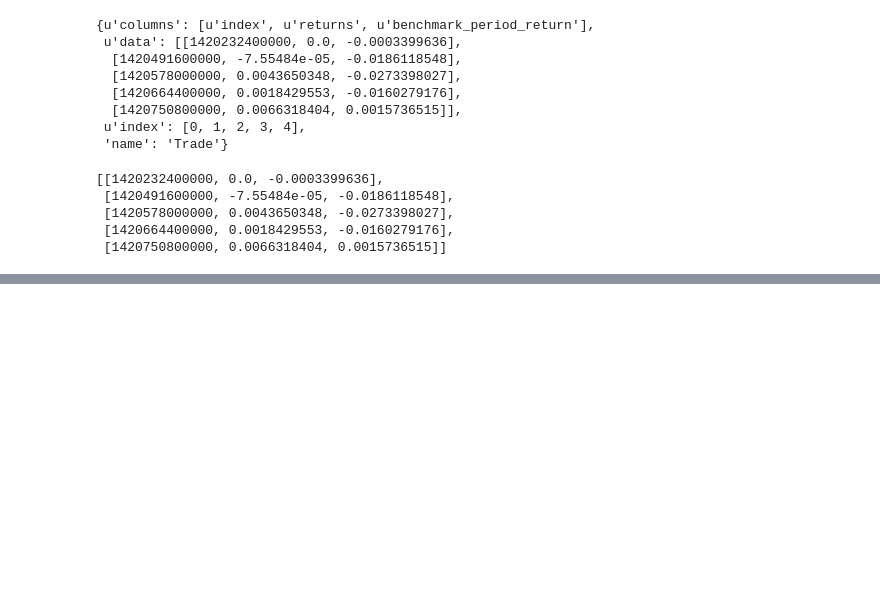
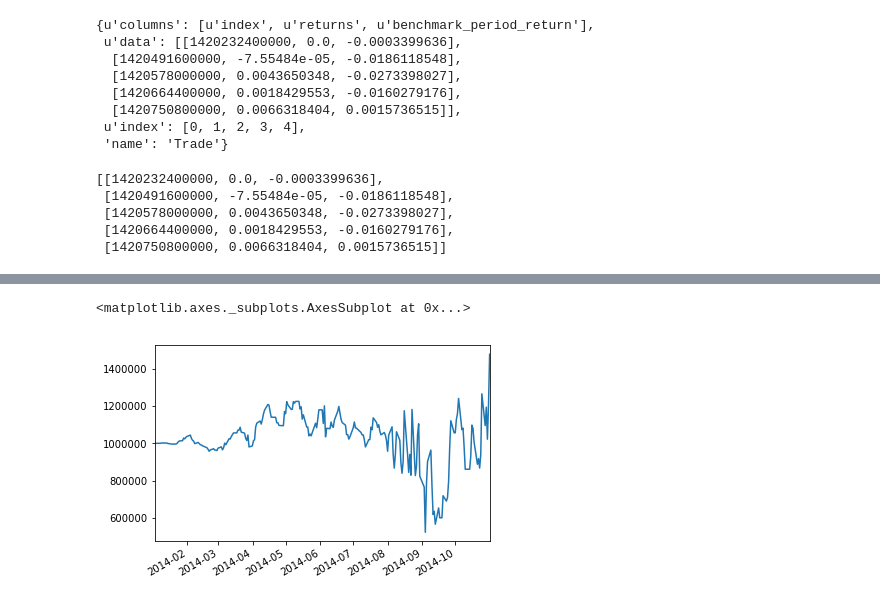
Before and after one commit to ChrisIJH/zlBacktest, a Jupyter notebook: test.ipynb, the cells around one changed output, grey strips where cells are left out. Drawn from its saved outputs; the diff is of its cells as text; code cells hidden in the pictures; blank space fills up the shorter version.

```diff
--- a/test.ipynb
+++ b/test.ipynb
@@ -330,0 +396,5 @@ res_2_2_json_obj['data']
+# %%
+adr.portfolio_value.plot()
+# %% [output]
+<matplotlib.axes._subplots.AxesSubplot at 0x...>
+[figure, added]
```
Also changed, not shown: parts of 15 cells of this notebook, 5 other files.
